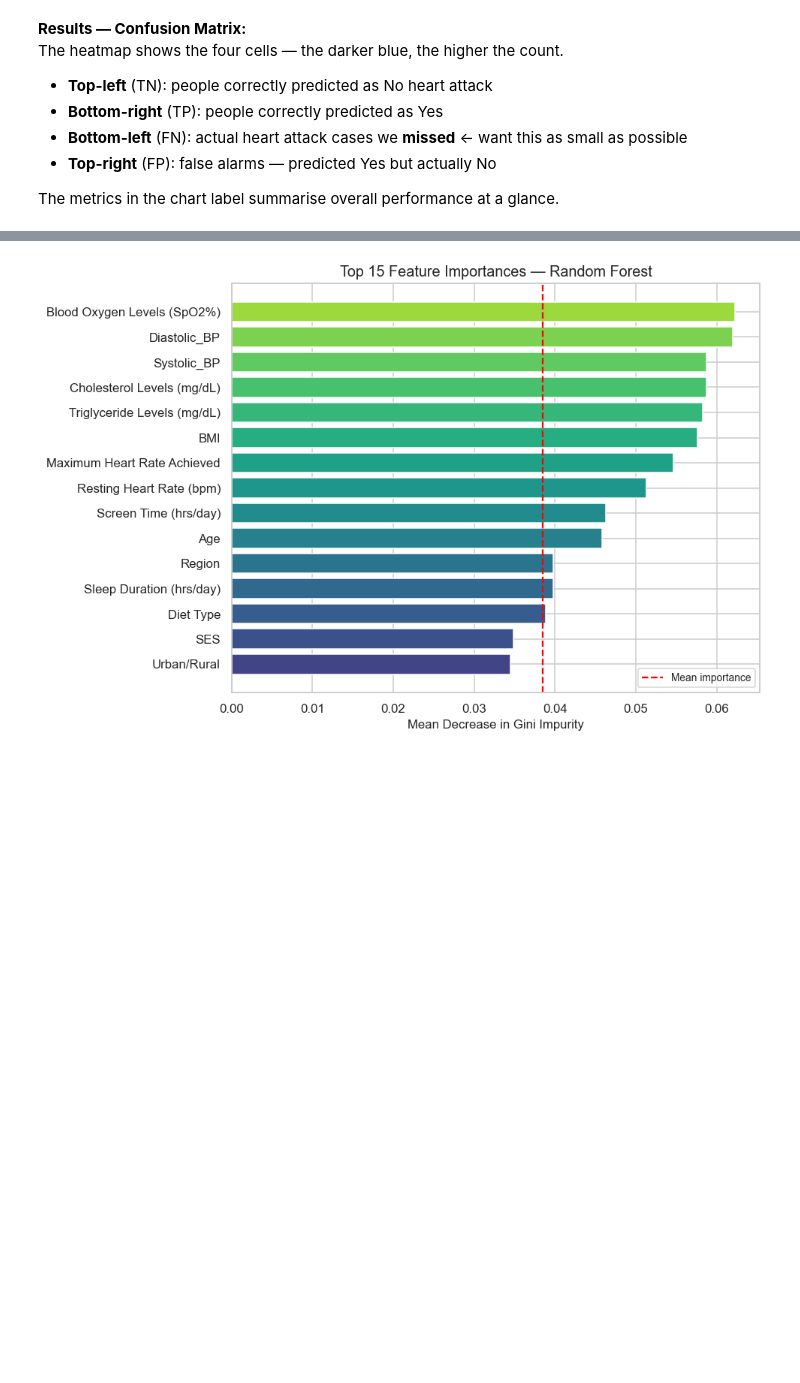
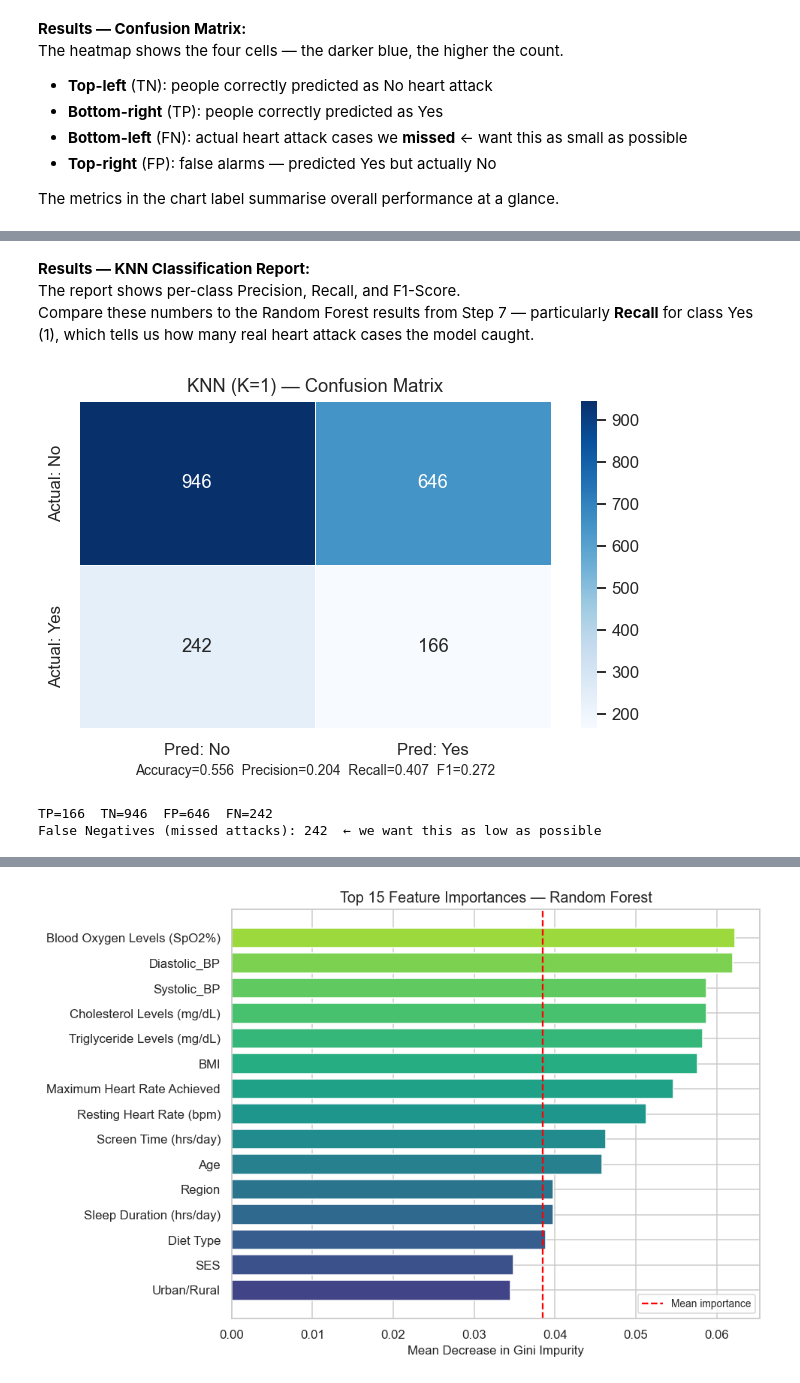
Before and after one commit to malanchanukaherath/ML-Projects, a Jupyter notebook: heart_attack_prediction.ipynb, the cells around one changed output, grey strips where cells are left out. Saved outputs shown, nothing was run; the diff lists cells and outputs as text; code cells hidden in the pictures; blank space fills up the shorter version.

```diff
--- a/heart_attack_prediction.ipynb
+++ b/heart_attack_prediction.ipynb
@@ -604,0 +668,39 @@ The metrics in the chart label summarise overall performance at a glance.
+# %% [markdown]
+
+**Results — KNN Classification Report:**
+The report shows per-class Precision, Recall, and F1-Score.
+Compare these numbers to the Random Forest results from Step 7 — particularly **Recall** for class Yes (1), which tells us how many real heart attack cases the model caught.
+# %%
+
+# ── 11.3 KNN — Confusion Matrix ───────────────────────────────────────────────
+cm_knn = confusion_matrix(y_test, knn_pred)
+tn_k, fp_k, fn_k, tp_k = cm_knn.ravel()
+
+fig, ax = plt.subplots(figsize=(6, 4))
+sns.heatmap(
+    cm_knn, annot=True, fmt="d", cmap="Blues", ax=ax,
+    xticklabels=["Pred: No", "Pred: Yes"],
+    yticklabels=["Actual: No", "Actual: Yes"],
+    linewidths=0.5, linecolor="white"
+)
+ax.set_title(f"KNN (K={best_k}) — Confusion Matrix", fontsize=12)
+
+precision_k = tp_k / (tp_k + fp_k) if (tp_k + fp_k) > 0 else 0
+recall_k    = tp_k / (tp_k + fn_k) if (tp_k + fn_k) > 0 else 0
+f1_k        = 2 * precision_k * recall_k / (precision_k + recall_k) if (precision_k + recall_k) > 0 else 0
+accuracy_k  = (tp_k + tn_k) / (tp_k + tn_k + fp_k + fn_k)
+
+ax.set_xlabel(
+    f"Accuracy={accuracy_k:.3f}  Precision={precision_k:.3f}  "
+    f"Recall={recall_k:.3f}  F1={f1_k:.3f}",
+    fontsize=9
+)
+plt.tight_layout()
+plt.show()
+
+print(f"\nTP={tp_k}  TN={tn_k}  FP={fp_k}  FN={fn_k}")
+print(f"False Negatives (missed attacks): {fn_k}  ← we want this as low as possible")
+# %% [output]
+[figure, added]
+TP=166  TN=946  FP=646  FN=242
+False Negatives (missed attacks): 242  ← we want this as low as possible
```
Also changed, not shown: parts of 21 cells of this notebook.
